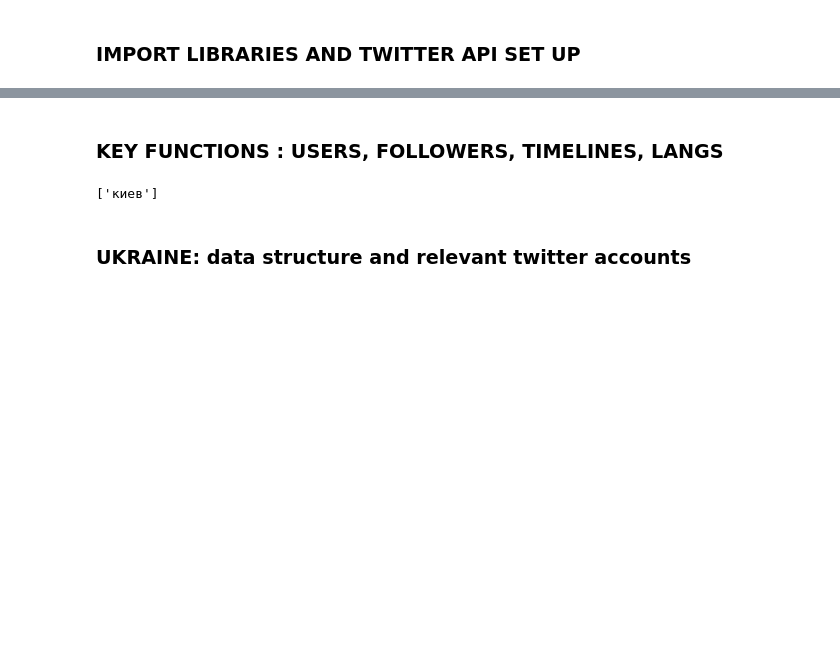
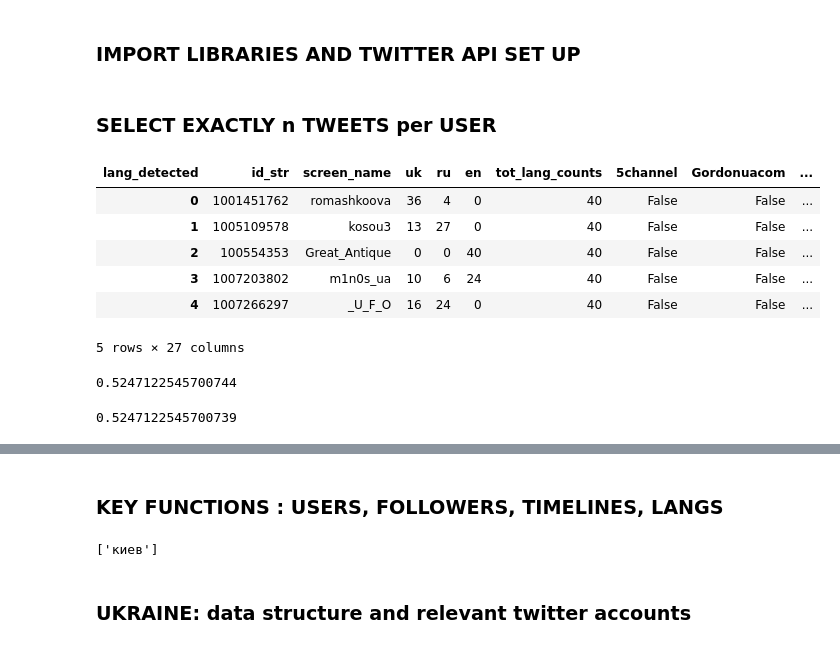
Before and after one commit to pgervila/Explore_bilingualism_in_cities, a Jupyter notebook: explore_city_langs.ipynb, the cells around one changed output, grey strips where cells are left out. Cells and saved outputs as stored; diff of their text form; code cells hidden in the pictures; blank space fills up the shorter version.

```diff
--- a/explore_city_langs.ipynb
+++ b/explore_city_langs.ipynb
@@ -58,0 +26,2 @@ auth.set_access_token(access_token, access_token_secret)
+# %% [markdown]
+### SELECT EXACTLY n TWEETS per USER
@@ -58,0 +32,18 @@ auth.set_access_token(access_token, access_token_secret)
+# %%
+Kiev_data.data_stats.head()
+# %% [output]
+| lang_detected | id_str | screen_name | uk | ru | en | tot_lang_counts | 5channel | Gordonuacom | ... |
+| 0 | 1001451762 | romashkoova | 36 | 4 | 0 | 40 | False | False | ... |
+| 1 | 1005109578 | kosou3 | 13 | 27 | 0 | 40 | False | False | ... |
+| 2 | 100554353 | Great_Antique | 0 | 0 | 40 | 40 | False | False | ... |
+| 3 | 1007203802 | m1n0s_ua | 10 | 6 | 24 | 40 | False | False | ... |
+| 4 | 1007266297 | _U_F_O | 16 | 24 | 0 | 40 | False | False | ... |
+5 rows × 27 columns
+# %%
+Kiev_data.data_stats.ru.sum() / Kiev_data.data_stats.tot_lang_counts.sum()
+# %% [output]
+0.5247122545700744
+# %%
+Kiev_data.data_stats.ru_mean.mean()
+# %% [output]
+0.5247122545700739
```
Also changed, not shown: parts of 55 cells of this notebook, 1 other file.
